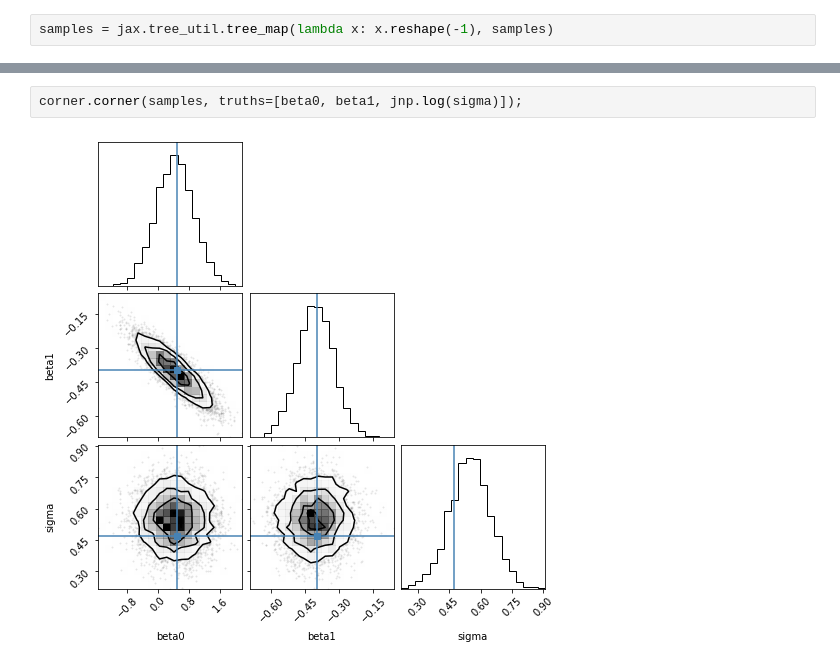
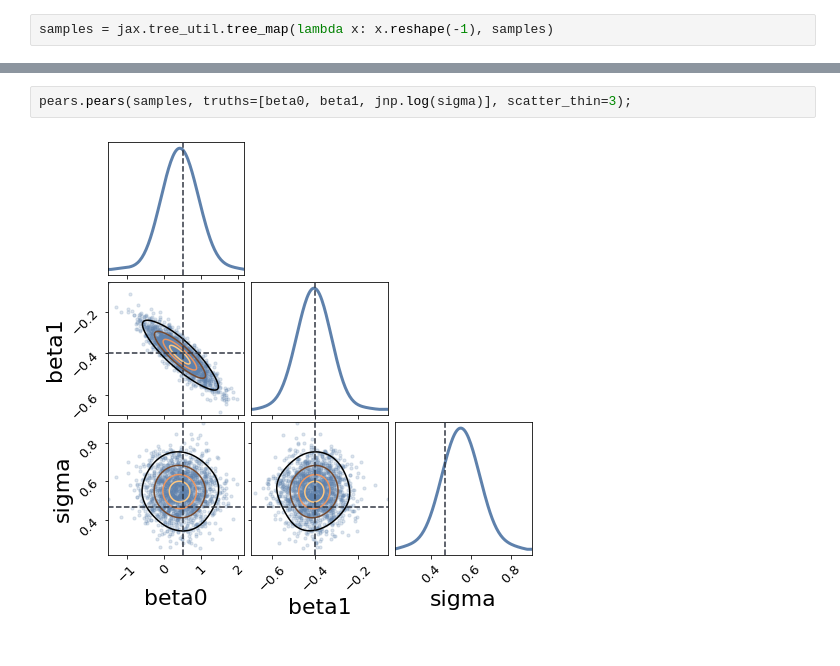
Before and after one commit to al-jshen/gaul, a Jupyter notebook: docs/source/examples/linreg.ipynb, the cells around one changed output, grey strips where cells are left out. Drawn from its saved outputs; the diff is of its cells as text.

```diff
--- a/docs/source/examples/linreg.ipynb
+++ b/docs/source/examples/linreg.ipynb
@@ -72,7 +81,7 @@ arviz.plot_trace(samples, figsize=(14, 10));
 # %%
-corner.corner(samples, truths=[beta0, beta1, jnp.log(sigma)]);
+pears.pears(samples, truths=[beta0, beta1, jnp.log(sigma)], scatter_thin=3);
 # %% [output]
-[figure, old version]
+[figure, new version]
 # %%
 def sim_linreg(beta0, beta1, sigma, rng):
     ymean_sim = beta0 + beta1 * x
```
Also changed, not shown: parts of 3 cells of this notebook, 5 other files.
